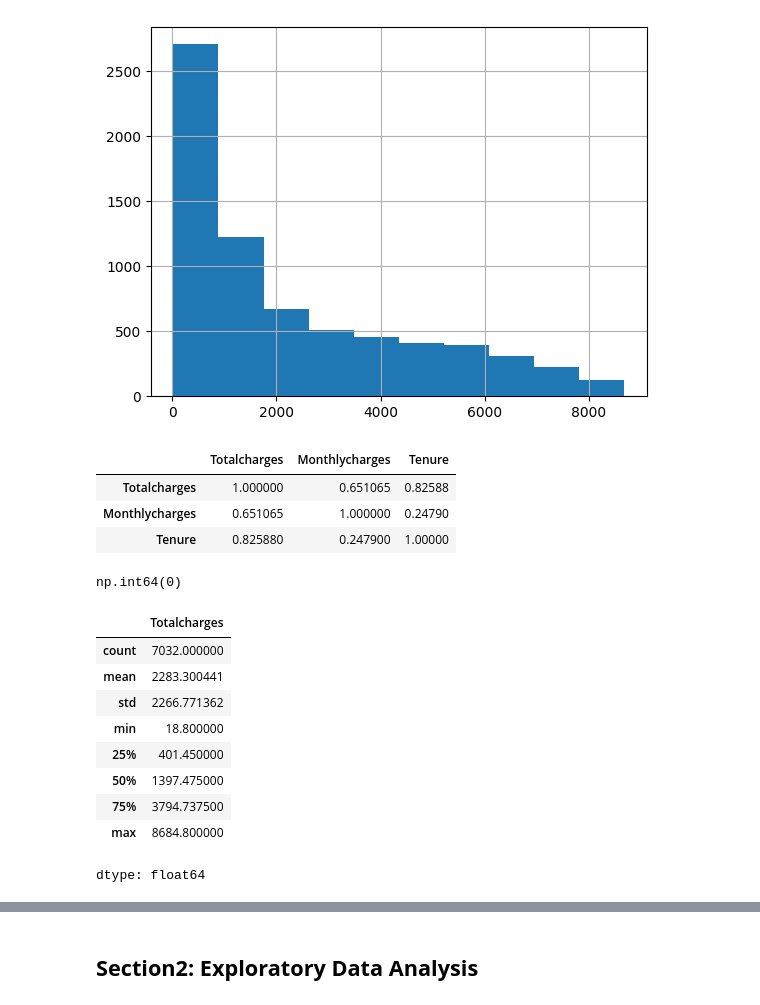
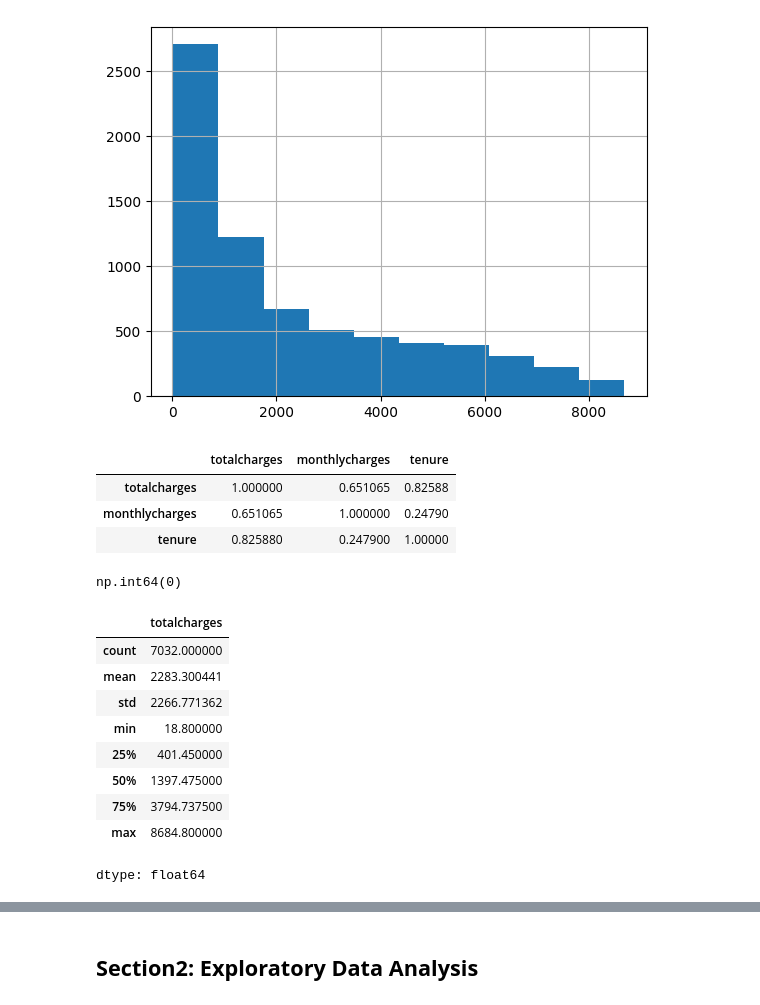
Before and after one commit to faris-alsherif/Customer-Churn-Prediction, a Jupyter notebook: Project_Customer_Churn_Prediction.ipynb, the cells around one changed output, grey strips where cells are left out. Saved outputs shown, nothing was run; the diff lists cells and outputs as text; code cells hidden in the pictures.

```diff
--- a/Project_Customer_Churn_Prediction.ipynb
+++ b/Project_Customer_Churn_Prediction.ipynb
@@ -128,7 +128,7 @@ df.shape
 (7043, 20)
 # %%
 #To make the letters of each column a lower letter
-df.columns = df.columns.str.title()
+df.columns = df.columns.str.lower()
 df.head().T
 # %% [output]
 |  | 0 | 1 | 2 | 3 | 4 |
@@ -280,5 +280,5 @@ df["Totalcharges"].describe()
 dtype: object
 # %%
 #To convert the data type of the Totalcharges column from object to Float
-df["Totalcharges"]= pd.to_numeric(df.Totalcharges,errors="coerce") #errors="coerce" -->makes any non-convertible value NaN
+df["totalcharges"]= pd.to_numeric(df.totalcharges,errors="coerce") #errors="coerce" -->makes any non-convertible value NaN
 # %%
@@ -309,10 +309,10 @@ df["Totalcharges"].hist()
 [figure]
 # %%
 #Totalcharges Column relationship with other columns
-df[["Totalcharges","Monthlycharges","Tenure"]].corr()
+df[["totalcharges","monthlycharges","tenure"]].corr()
 # %% [output]
-|  | Totalcharges | Monthlycharges | Tenure |
-| Totalcharges | 1.000000 | 0.651065 | 0.82588 |
-| Monthlycharges | 0.651065 | 1.000000 | 0.24790 |
-| Tenure | 0.825880 | 0.247900 | 1.00000 |
+|  | totalcharges | monthlycharges | tenure |
+| totalcharges | 1.000000 | 0.651065 | 0.82588 |
+| monthlycharges | 0.651065 | 1.000000 | 0.24790 |
+| tenure | 0.825880 | 0.247900 | 1.00000 |
 # %%
@@ -323,9 +323,9 @@ df["Totalcharges"].isnull().sum()
 # %% [output]
 np.int64(0)
 # %%
-df["Totalcharges"].describe()
+df["totalcharges"].describe()
 # %% [output]
-|  | Totalcharges |
+|  | totalcharges |
 | count | 7032.000000 |
 | mean | 2283.300441 |
 | std | 2266.771362 |
```
Also changed, not shown: parts of 16 cells of this notebook.
